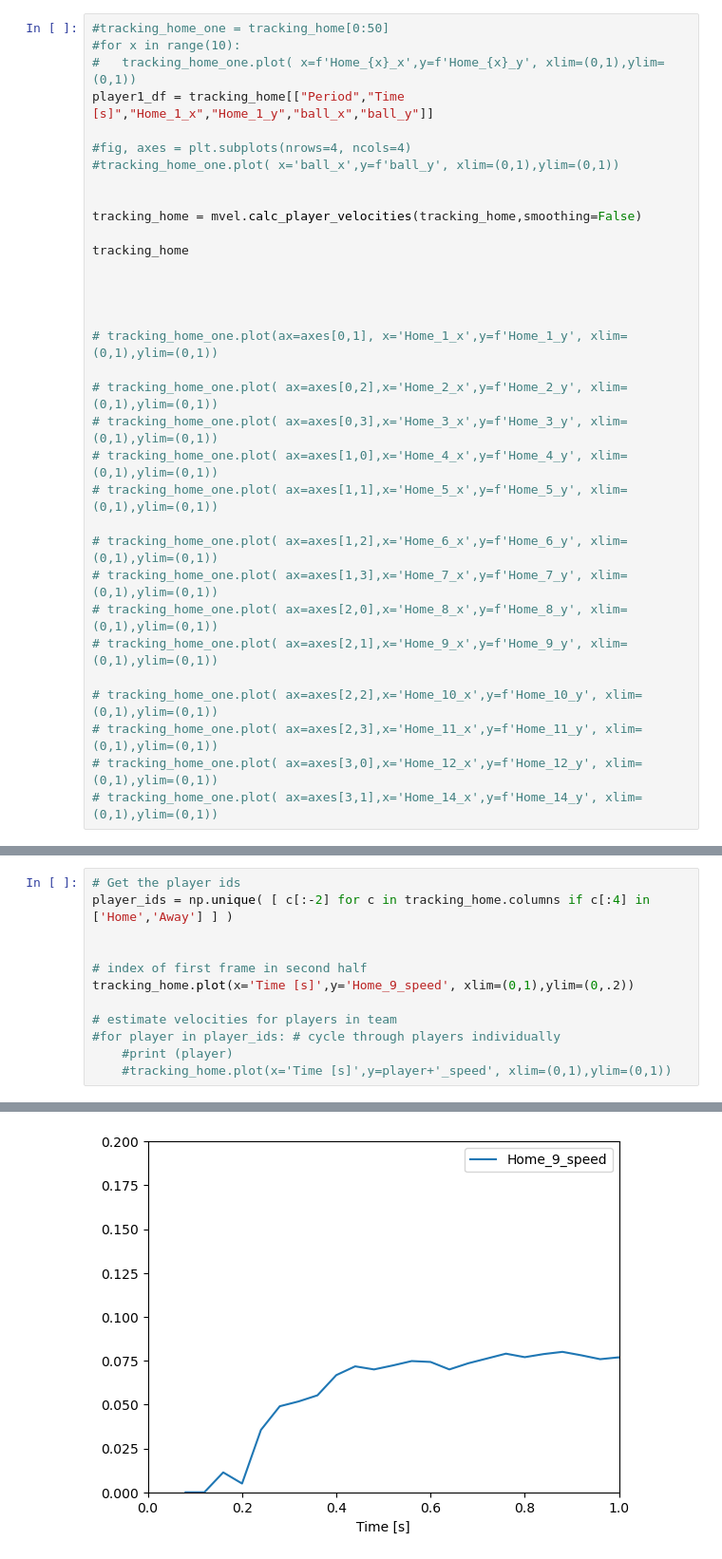
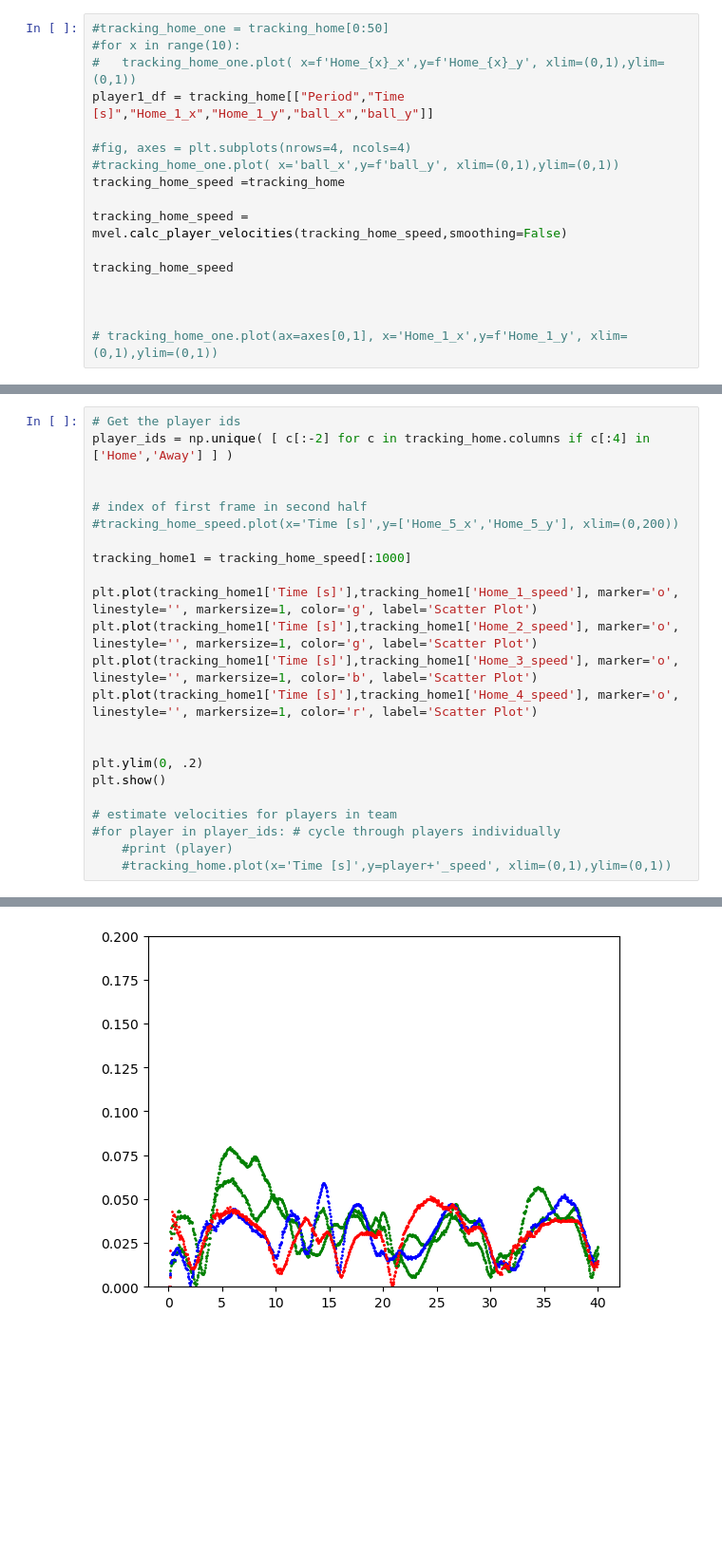
Before and after one commit to lnyousif/Football101, a Jupyter notebook: Laith Notebook.ipynb, the cells around one changed output, grey strips where cells are left out. Shown at 95% size. Drawn from its saved outputs; the diff is of its cells as text; blank space fills up the shorter version.

```diff
--- a/Laith Notebook.ipynb
+++ b/Laith Notebook.ipynb
@@ -36,31 +34,15 @@ player1_df = tracking_home[["Period","Time [s]","Home_1_x","Home_1_y","ball_x","
 
 #fig, axes = plt.subplots(nrows=4, ncols=4)
 #tracking_home_one.plot( x='ball_x',y=f'ball_y', xlim=(0,1),ylim=(0,1))
+tracking_home_speed =tracking_home
 
+tracking_home_speed = mvel.calc_player_velocities(tracking_home_speed,smoothing=False)
 
-tracking_home = mvel.calc_player_velocities(tracking_home,smoothing=False)
-
-tracking_home
-
+tracking_home_speed
 
 
 
 # tracking_home_one.plot(ax=axes[0,1], x='Home_1_x',y=f'Home_1_y', xlim=(0,1),ylim=(0,1))
-
-# tracking_home_one.plot( ax=axes[0,2],x='Home_2_x',y=f'Home_2_y', xlim=(0,1),ylim=(0,1))
-# tracking_home_one.plot( ax=axes[0,3],x='Home_3_x',y=f'Home_3_y', xlim=(0,1),ylim=(0,1))
-# tracking_home_one.plot( ax=axes[1,0],x='Home_4_x',y=f'Home_4_y', xlim=(0,1),ylim=(0,1))
-# tracking_home_one.plot( ax=axes[1,1],x='Home_5_x',y=f'Home_5_y', xlim=(0,1),ylim=(0,1))
-
-# tracking_home_one.plot( ax=axes[1,2],x='Home_6_x',y=f'Home_6_y', xlim=(0,1),ylim=(0,1))
-# tracking_home_one.plot( ax=axes[1,3],x='Home_7_x',y=f'Home_7_y', xlim=(0,1),ylim=(0,1))
-# tracking_home_one.plot( ax=axes[2,0],x='Home_8_x',y=f'Home_8_y', xlim=(0,1),ylim=(0,1))
-# tracking_home_one.plot( ax=axes[2,1],x='Home_9_x',y=f'Home_9_y', xlim=(0,1),ylim=(0,1))
-
-# tracking_home_one.plot( ax=axes[2,2],x='Home_10_x',y=f'Home_10_y', xlim=(0,1),ylim=(0,1))
-# tracking_home_one.plot( ax=axes[2,3],x='Home_11_x',y=f'Home_11_y', xlim=(0,1),ylim=(0,1))
-# tracking_home_one.plot( ax=axes[3,0],x='Home_12_x',y=f'Home_12_y', xlim=(0,1),ylim=(0,1))
-# tracking_home_one.plot( ax=axes[3,1],x='Home_14_x',y=f'Home_14_y', xlim=(0,1),ylim=(0,1))
 # %% [output]
 |  | Period | Time [s] | Home_11_x | Home_11_y | Home_1_x | Home_1_y | Home_2_x | Home_2_y | Home_3_x | Home_3_y | ... |
 | Frame |  |  |  |  |  |  |  |  |  |  | ... |
@@ -82,7 +64,18 @@ player_ids = np.unique( [ c[:-2] for c in tracking_home.columns if c[:4] in ['Ho
 
 
 # index of first frame in second half
-tracking_home.plot(x='Time [s]',y='Home_9_speed', xlim=(0,1),ylim=(0,.2))
+#tracking_home_speed.plot(x='Time [s]',y=['Home_5_x','Home_5_y'], xlim=(0,200))
+
+tracking_home1 = tracking_home_speed[:1000]
+
+plt.plot(tracking_home1['Time [s]'],tracking_home1['Home_1_speed'], marker='o', linestyle='', markersize=1, color='g', label='Scatter Plot')
+plt.plot(tracking_home1['Time [s]'],tracking_home1['Home_2_speed'], marker='o', linestyle='', markersize=1, color='g', label='Scatter Plot')
+plt.plot(tracking_home1['Time [s]'],tracking_home1['Home_3_speed'], marker='o', linestyle='', markersize=1, color='b', label='Scatter Plot')
+plt.plot(tracking_home1['Time [s]'],tracking_home1['Home_4_speed'], marker='o', linestyle='', markersize=1, color='r', label='Scatter Plot')
+
+
+plt.ylim(0, .2)
+plt.show()
 
 # estimate velocities for players in team
 #for player in player_ids: # cycle through players individually
@@ -93 +85 @@ tracking_home.plot(x='Time [s]',y='Home_9_speed', xlim=(0,1),ylim=(0,.2))
-[figure, old version]
+[figure, new version]
```
Also changed, not shown: parts of 9 cells of this notebook.
